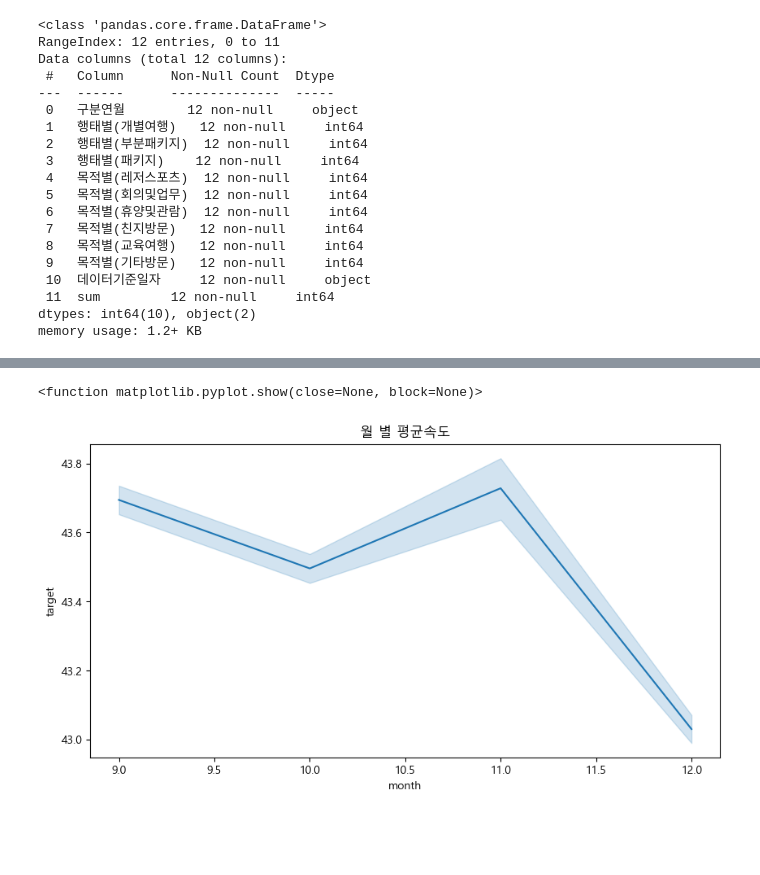
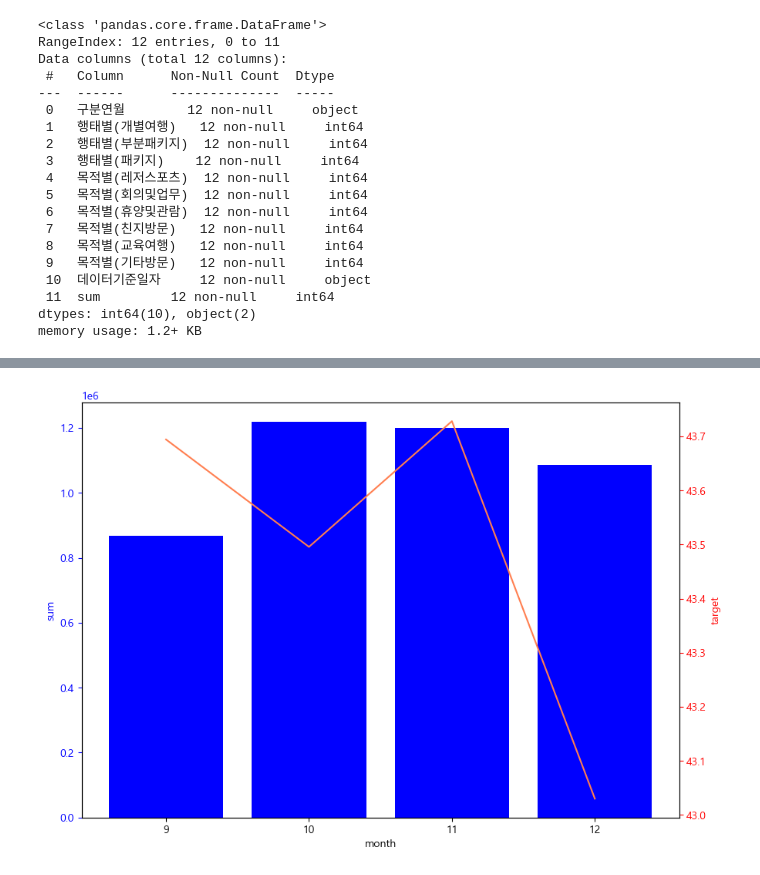
Before and after one commit to ha-es/doit_python, a Jupyter notebook: BDA/하은서73_0514_필수.ipynb, the cells around one changed output, grey strips where cells are left out. Saved outputs shown, nothing was run; the diff lists cells and outputs as text; code cells hidden in the pictures; blank space fills up the shorter version.

```diff
--- a/BDA/하은서73_0514_필수.ipynb
+++ b/BDA/하은서73_0514_필수.ipynb
@@ -249,0 +306,3 @@ jeju_income['데이터기준일자']=pd.to_datetime(jeju_income['데이터기준
+# %%
+jeju_2021 = jeju_2021.rename(columns= { '구분연월' : 'month'})
+jeju_2021
@@ -249,0 +323,6 @@ jeju_income['데이터기준일자']=pd.to_datetime(jeju_income['데이터기준
+# %%
+for i in jeju_2021.index:
+    jeju_2021.loc[i,'month']= i+1
+
+
+jeju_2021
@@ -249,0 +357,4 @@ jeju_income['데이터기준일자']=pd.to_datetime(jeju_income['데이터기준
+# %%
+df_mg_group_2021 = df_2021['target'].groupby(df_2021['month'])
+mean = df_mg_group_2021.mean()
+mean
@@ -249,0 +368,3 @@ jeju_income['데이터기준일자']=pd.to_datetime(jeju_income['데이터기준
+# %%
+df_mg2 = pd.merge(left=mean,right=jeju_2021,on="month",how="left")
+df_mg2
@@ -391,10 +390,24 @@ plt.show
-# %%
-plt.figure(figsize = (10, 5))
-sns.lineplot(data = df_mg ,x = 'month', y = 'target')
-_
-plt.title('월 별 평균속도')
-plt.xticks(rotation= 0)
-plt.show
-# %% [output]
-<function matplotlib.pyplot.show(close=None, block=None)>
-[figure, removed]
+# %%
+
+# 그래프 그리기
+fig, ax1 = plt.subplots(figsize = (10, 7))
+
+
+# 막대 그래프 그리기
+ax1.bar(df_mg2['month'], df_mg2['sum'], color='blue')
+ax1.set_xlabel('month')
+ax1.set_ylabel('sum', color='blue')
+ax1.tick_params('y', colors='blue')
+ax1.set_xticks(df_mg2['month'])
+
+
+# 선 그래프 그리기
+ax2 = ax1.twinx()
+ax2.plot(df_mg2['month'], df_mg2['target'], color='coral')
+ax2.set_ylabel('target', color='red')
+ax2.tick_params('y', colors='red')
+
+# 그래프 출력
+plt.show()
+# %% [output]
+[figure, added]
```
Also changed, not shown: parts of 23 cells of this notebook, 2 other files.
